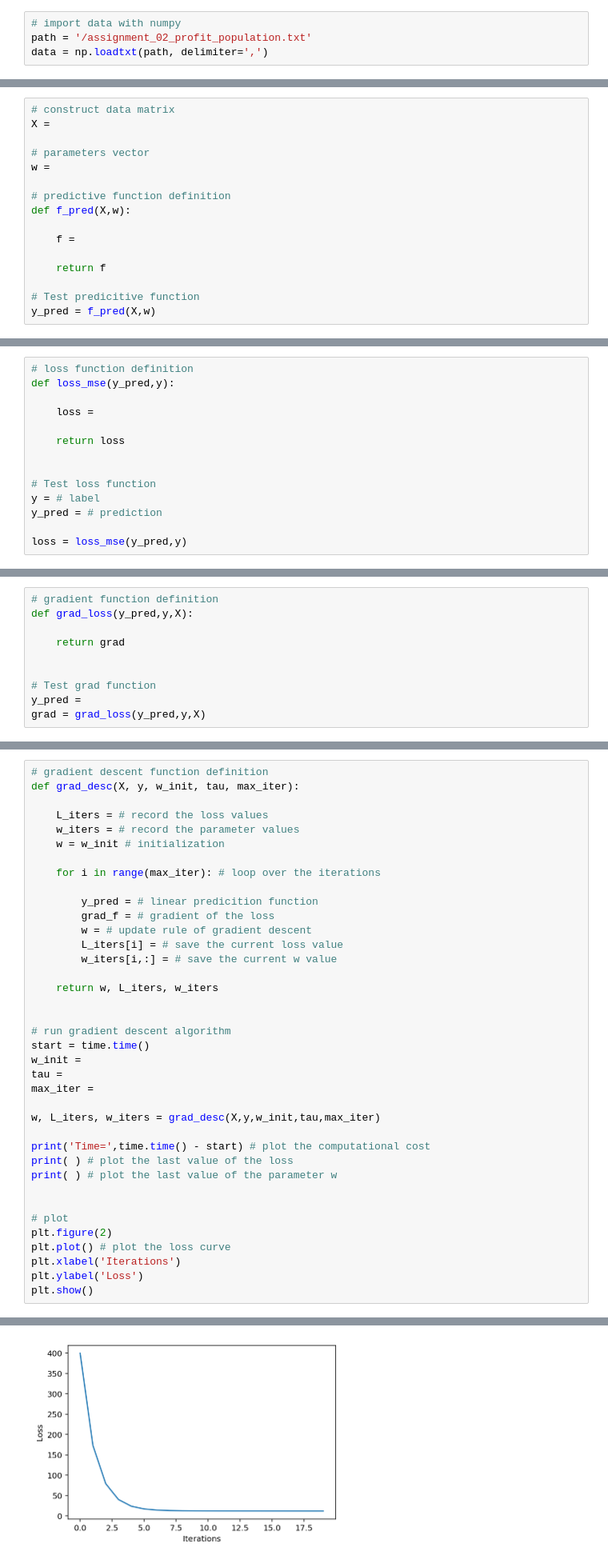
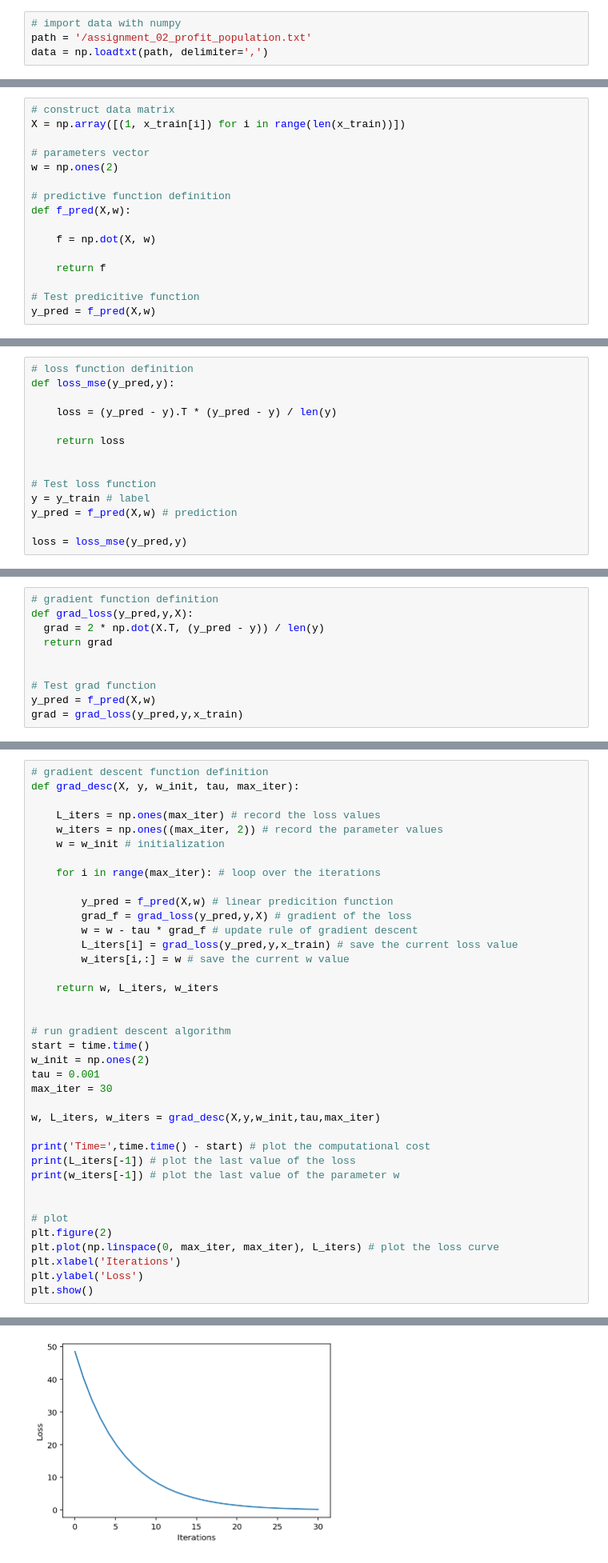
Before and after one commit to yesoly/MachineLearningProject, a Jupyter notebook: Assignment_02_b.ipynb, the cells around one changed output, grey strips where cells are left out. Shown: that part at 80% size. Cells and saved outputs as stored; diff of their text form.

Commit message:
plot the loss curve

```diff
--- a/Assignment_02_b.ipynb
+++ b/Assignment_02_b.ipynb
@@ -101,15 +102,15 @@ $$
 Implement the vectorized version of the linear predictive function.
 # %%
 # construct data matrix
-X =
+X = np.array([(1, x_train[i]) for i in range(len(x_train))])
 
 # parameters vector
-w =
+w = np.ones(2)
 
 # predictive function definition
 def f_pred(X,w):
 
-    f =
+    f = np.dot(X, w)
 
     return f
 
@@ -156,14 +157,14 @@ Implement the vectorized version of the linear regression loss function.
 # loss function definition
 def loss_mse(y_pred,y):
 
-    loss =
+    loss = (y_pred - y).T * (y_pred - y) / len(y)
 
     return loss
 
 
 # Test loss function
-y = # label
-y_pred = # prediction
+y = y_train # label
+y_pred = f_pred(X,w) # prediction
 
 loss = loss_mse(y_pred,y)
 # %% [markdown]
@@ -184,13 +185,13 @@ Implement the vectorized version of the gradient of the linear regression loss f
 # %%
 # gradient function definition
 def grad_loss(y_pred,y,X):
-
-    return grad
+  grad = 2 * np.dot(X.T, (y_pred - y)) / len(y)
+  return grad
 
 
 # Test grad function
-y_pred =
-grad = grad_loss(y_pred,y,X)
+y_pred = f_pred(X,w)
+grad = grad_loss(y_pred,y,x_train)
 # %% [markdown]
 ## 6. Implement the gradient descent algorithm
 <hr>
@@ -207,37 +208,37 @@ $$
 # gradient descent function definition
 def grad_desc(X, y, w_init, tau, max_iter):
 
-    L_iters = # record the loss values
-    w_iters = # record the parameter values
+    L_iters = np.ones(max_iter) # record the loss values
+    w_iters = np.ones((max_iter, 2)) # record the parameter values
     w = w_init # initialization
 
     for i in range(max_iter): # loop over the iterations
 
-        y_pred = # linear predicition function
-        grad_f = # gradient of the loss
-        w = # update rule of gradient descent
-        L_iters[i] = # save the current loss value
-        w_iters[i,:] = # save the current w value
+        y_pred = f_pred(X,w) # linear predicition function
+        grad_f = grad_loss(y_pred,y,X) # gradient of the loss
+        w = w - tau * grad_f # update rule of gradient descent
+        L_iters[i] = grad_loss(y_pred,y,x_train) # save the current loss value
+        w_iters[i,:] = w # save the current w value
 
     return w, L_iters, w_iters
 
 
 # run gradient descent algorithm
 start = time.time()
-w_init =
-tau =
-max_iter =
+w_init = np.ones(2)
+tau = 0.001
+max_iter = 30
 
 w, L_iters, w_iters = grad_desc(X,y,w_init,tau,max_iter)
 
 print('Time=',time.time() - start) # plot the computational cost
-print( ) # plot the last value of the loss
-print( ) # plot the last value of the parameter w
+print(L_iters[-1]) # plot the last value of the loss
+print(w_iters[-1]) # plot the last value of the parameter w
 
 
 # plot
 plt.figure(2)
-plt.plot() # plot the loss curve
+plt.plot(np.linspace(0, max_iter, max_iter), L_iters) # plot the loss curve
 plt.xlabel('Iterations')
 plt.ylabel('Loss')
 plt.show()
@@ -249,4 +249,4 @@ Time= 0.0017940998077392578
-[figure, old version]
+[figure, new version]
 # %% [markdown]
 ## 7. Plot the linear prediction function
 <hr>
```
Also changed, not shown: parts of 4 cells of this notebook.
